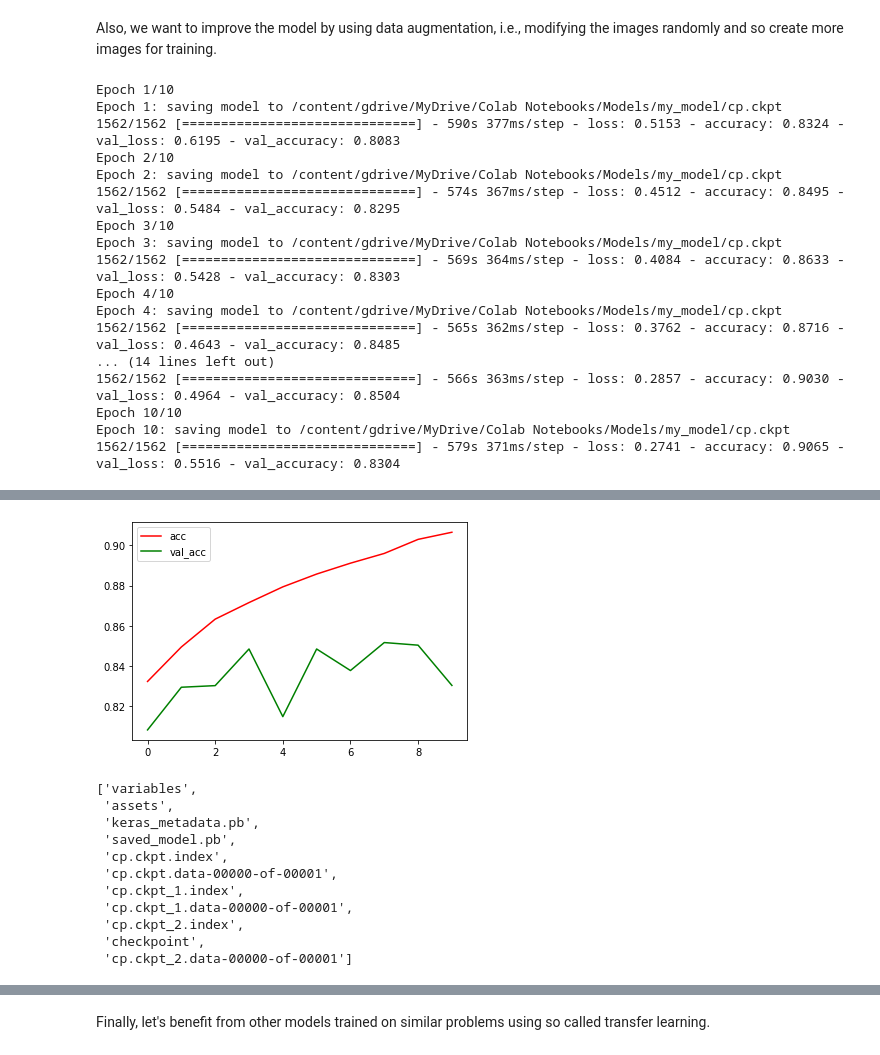
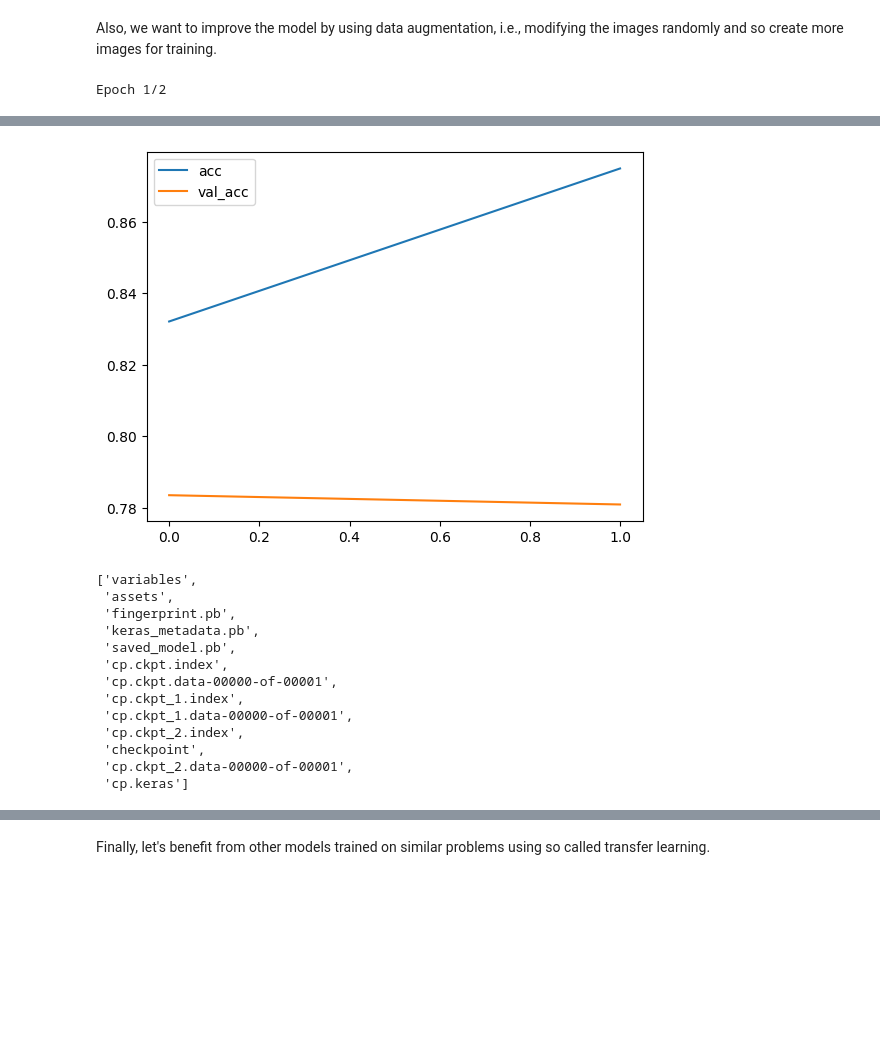
Before and after one commit to WelfLowe/ML4developers, a Jupyter notebook: 7_Deep_learning.ipynb, the cells around one changed output, grey strips where cells are left out. Drawn from its saved outputs; the diff is of its cells as text; code cells hidden in the pictures; blank space fills up the shorter version.

```diff
--- a/7_Deep_learning.ipynb
+++ b/7_Deep_learning.ipynb
@@ -131,7 +134,7 @@ _________________________________________________________________
 # %% [markdown]
 To train the initial model takes ca 100 minutes, so start before lunch.
 # %%
-train_initial_model = False
+train_initial_model = True
 # %%
 if train_initial_model:
   r = model.fit(x_train, y_train, validation_data=(x_test, y_test), epochs=10)
@@ -188,7 +192,7 @@ Mounted at /content/gdrive
 # %% [markdown]
 To test persistency, we load the model from drive, check its architecture, and evaluate the restored model.
 # %%
-new_model = tf.keras.models.load_model(path+'/my_model')
+new_model = tf.keras.models.load_model(path+'/my_model.h5')
 new_model.summary()
 loss, acc = new_model.evaluate(x_test, y_test, verbose=2)
 print('Restored model, accuracy: {:5.2f}%'.format(100 * acc))
@@ -243,12 +257,12 @@ Original label is airplanes and predicted label is airplanes
 # %% [markdown]
 For interrupting and resuming the training, we can save intermediate weights at checkpoints. Therefore, we create a callback function that is regularily called during training, like the early stopping callback from Notebook [6_Neural_Networks](https://github.com/WelfLowe/ML4developers/blob/main/6_Neural_Networks.ipynb).
 # %%
-checkpoint_path = path+'/my_model/cp.ckpt'
+checkpoint_path = path+'/my_model/cp.keras'
 checkpoint_dir = os.path.dirname(checkpoint_path)
 
 # Create a callback that saves the model's weights
 cp_callback = tf.keras.callbacks.ModelCheckpoint(filepath=checkpoint_path,
-                                                 save_weights_only=True,
+                                                 save_weights_only=False,
                                                  verbose=1)
 # %% [markdown]
 Also, we want to improve the model by using data augmentation, i.e., modifying the images randomly and so create more images for training.
@@ -257,30 +271,18 @@ data_generator = ImageDataGenerator(rotation_range=10, fill_mode='nearest', hori
 train_generator = data_generator.flow(x_train, y_train, batch_size)
 steps_per_epoch = x_train.shape[0] // batch_size
 # %%
-continue_training = False
+continue_training = True
 # %%
 if continue_training:
+  model.compile(optimizer='adam',
+			loss='sparse_categorical_crossentropy',
+			metrics=['accuracy'])
+
   r = model.fit(train_generator,
               validation_data=(x_test, y_test),
               steps_per_epoch=steps_per_epoch,
               callbacks=[cp_callback],
-              epochs=10)
+              epochs=2)
   show_training_history(r)
 # %% [output]
-Epoch 1/10
-Epoch 1: saving model to /content/gdrive/MyDrive/Colab Notebooks/Models/my_model/cp.ckpt
-1562/1562 [==============================] - 590s 377ms/step - loss: 0.5153 - accuracy: 0.8324 - val_loss: 0.6195 - val_accuracy: 0.8083
-Epoch 2/10
-Epoch 2: saving model to /content/gdrive/MyDrive/Colab Notebooks/Models/my_model/cp.ckpt
-1562/1562 [==============================] - 574s 367ms/step - loss: 0.4512 - accuracy: 0.8495 - val_loss: 0.5484 - val_accuracy: 0.8295
-Epoch 3/10
-Epoch 3: saving model to /content/gdrive/MyDrive/Colab Notebooks/Models/my_model/cp.ckpt
-1562/1562 [==============================] - 569s 364ms/step - loss: 0.4084 - accuracy: 0.8633 - val_loss: 0.5428 - val_accuracy: 0.8303
-Epoch 4/10
-Epoch 4: saving model to /content/gdrive/MyDrive/Colab Notebooks/Models/my_model/cp.ckpt
-1562/1562 [==============================] - 565s 362ms/step - loss: 0.3762 - accuracy: 0.8716 - val_loss: 0.4643 - val_accuracy: 0.8485
-... (14 lines left out)
-1562/1562 [==============================] - 566s 363ms/step - loss: 0.2857 - accuracy: 0.9030 - val_loss: 0.4964 - val_accuracy: 0.8504
-Epoch 10/10
-Epoch 10: saving model to /content/gdrive/MyDrive/Colab Notebooks/Models/my_model/cp.ckpt
-1562/1562 [==============================] - 579s 371ms/step - loss: 0.2741 - accuracy: 0.9065 - val_loss: 0.5516 - val_accuracy: 0.8304
+Epoch 1/2
@@ -287,9 +296,10 @@ Epoch 10: saving model to /content/gdrive/MyDrive/Colab Notebooks/Models/my_mode
-[figure, old version]
+[figure, new version]
 # %%
 os.listdir(checkpoint_dir)
 # %% [output]
 ['variables',
  'assets',
+ 'fingerprint.pb',
  'keras_metadata.pb',
  'saved_model.pb',
  'cp.ckpt.index',
@@ -298,7 +308,8 @@ os.listdir(checkpoint_dir)
  'cp.ckpt_1.data-00000-of-00001',
  'cp.ckpt_2.index',
  'checkpoint',
- 'cp.ckpt_2.data-00000-of-00001']
+ 'cp.ckpt_2.data-00000-of-00001',
+ 'cp.keras']
 # %%
 new_model = create_model()
 new_model.summary()
```
Also changed, not shown: parts of 17 cells of this notebook.
